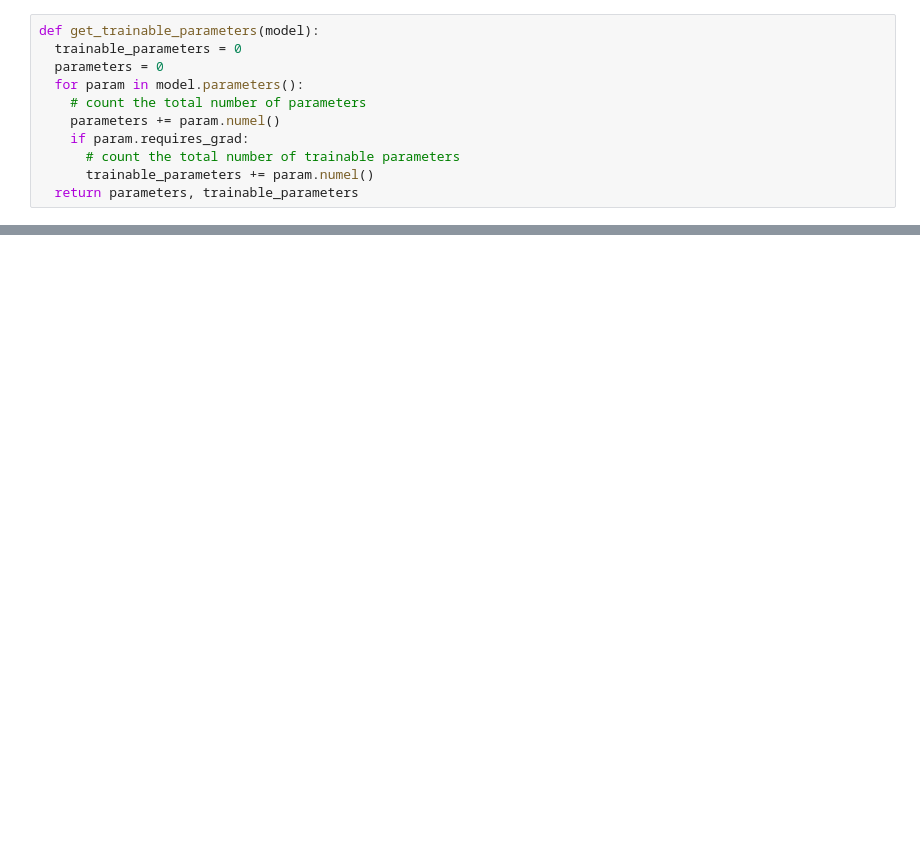
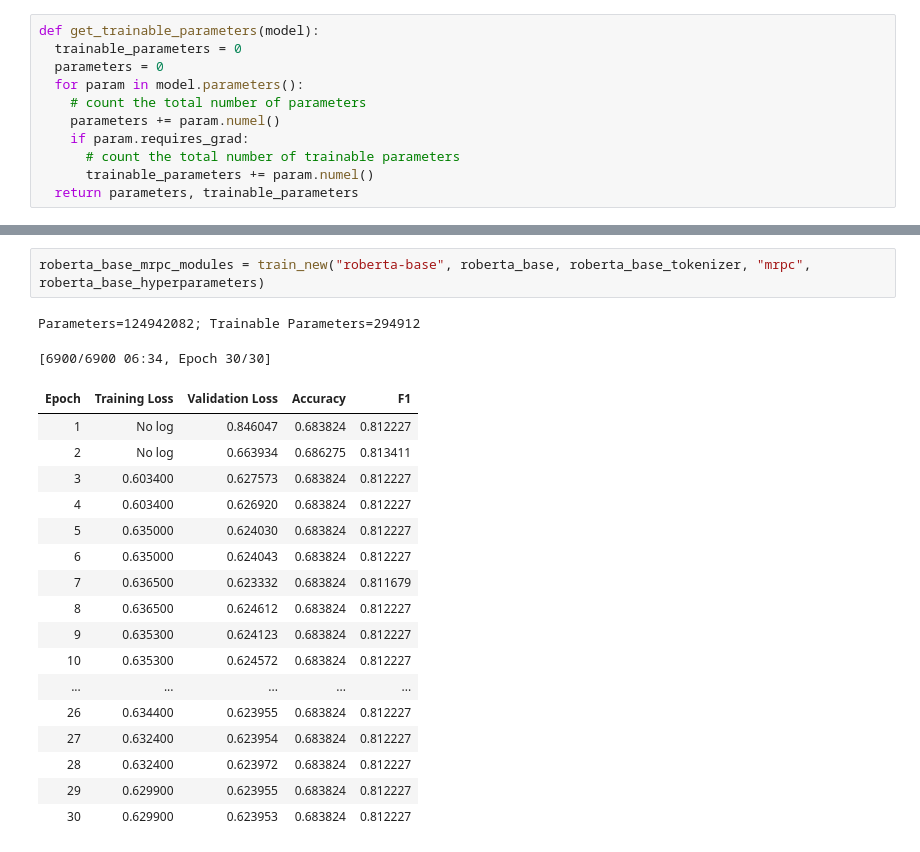
Before and after one commit to danjshaw/ece57000-finalProject, a Jupyter notebook: LoRA_NLU.ipynb, the cells around one changed output, grey strips where cells are left out. Cells and saved outputs as stored; diff of their text form; blank space fills up the shorter version.

```diff
--- a/LoRA_NLU.ipynb
+++ b/LoRA_NLU.ipynb
@@ -568,0 +589,22 @@ Parameters=124941313; Trainable Parameters=294912
+# %%
+roberta_base_mrpc_modules = train_new("roberta-base", roberta_base, roberta_base_tokenizer, "mrpc", roberta_base_hyperparameters)
+# %% [output]
+Parameters=124942082; Trainable Parameters=294912
+[6900/6900 06:34, Epoch 30/30]
+| Epoch | Training Loss | Validation Loss | Accuracy | F1 |
+| 1 | No log | 0.846047 | 0.683824 | 0.812227 |
+| 2 | No log | 0.663934 | 0.686275 | 0.813411 |
+| 3 | 0.603400 | 0.627573 | 0.683824 | 0.812227 |
+| 4 | 0.603400 | 0.626920 | 0.683824 | 0.812227 |
+| 5 | 0.635000 | 0.624030 | 0.683824 | 0.812227 |
+| 6 | 0.635000 | 0.624043 | 0.683824 | 0.812227 |
+| 7 | 0.636500 | 0.623332 | 0.683824 | 0.811679 |
+| 8 | 0.636500 | 0.624612 | 0.683824 | 0.812227 |
+| 9 | 0.635300 | 0.624123 | 0.683824 | 0.812227 |
+| 10 | 0.635300 | 0.624572 | 0.683824 | 0.812227 |
+| ... | ... | ... | ... | ... |
+| 26 | 0.634400 | 0.623955 | 0.683824 | 0.812227 |
+| 27 | 0.632400 | 0.623954 | 0.683824 | 0.812227 |
+| 28 | 0.632400 | 0.623972 | 0.683824 | 0.812227 |
+| 29 | 0.629900 | 0.623955 | 0.683824 | 0.812227 |
+| 30 | 0.629900 | 0.623953 | 0.683824 | 0.812227 |
```
Also changed, not shown: parts of 57 cells of this notebook.
